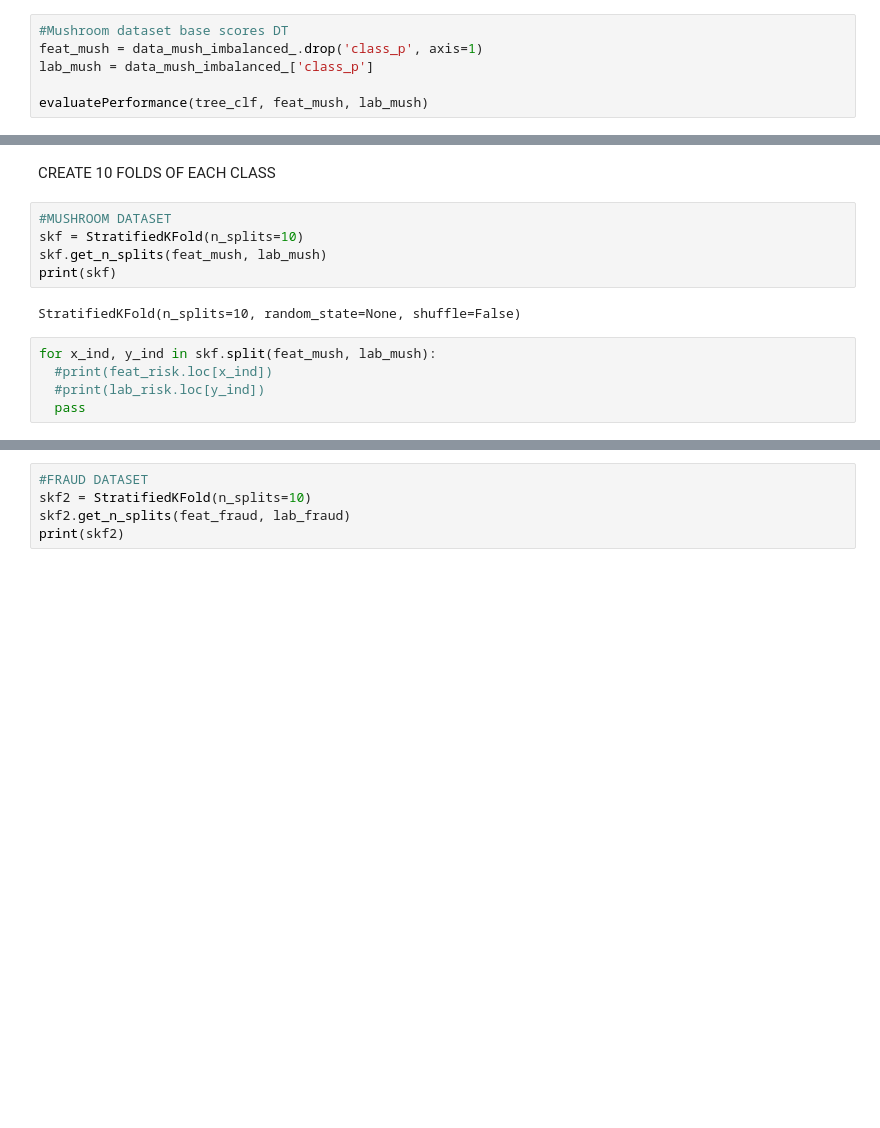
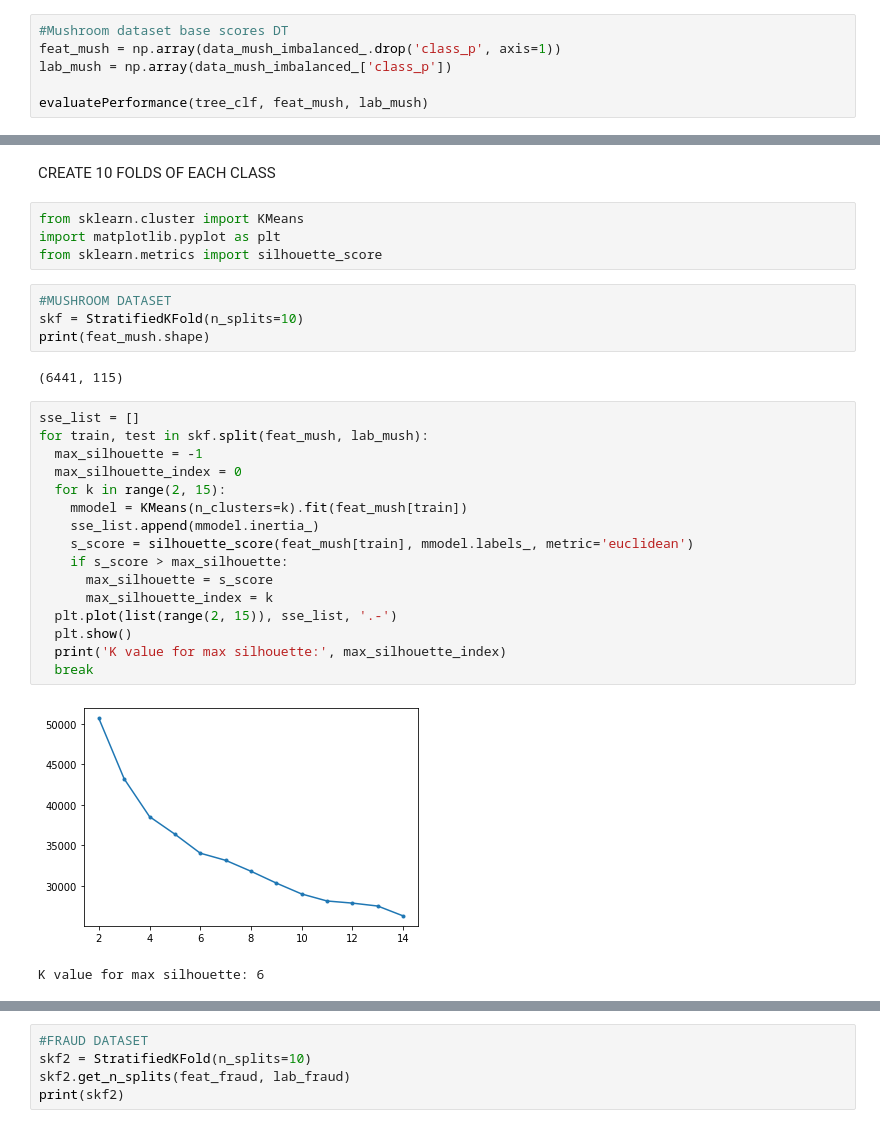
Before and after one commit to emnordi/ce888, a Jupyter notebook: Project2/Project2.ipynb, the cells around one changed output, grey strips where cells are left out. Cells and saved outputs as stored; diff of their text form; blank space fills up the shorter version.

```diff
--- a/Project2/Project2.ipynb
+++ b/Project2/Project2.ipynb
@@ -145,8 +145,8 @@ def evaluatePerformance(clf, features, labels):
   print("F1-Score:", f.mean(), "+/-", f.std())
 # %%
 #Mushroom dataset base scores DT
-feat_mush = data_mush_imbalanced_.drop('class_p', axis=1)
-lab_mush = data_mush_imbalanced_['class_p']
+feat_mush = np.array(data_mush_imbalanced_.drop('class_p', axis=1))
+lab_mush = np.array(data_mush_imbalanced_['class_p'])
 
 evaluatePerformance(tree_clf, feat_mush, lab_mush)
 # %% [output]
@@ -417,17 +417,34 @@ F1-Score: 0.9933053411326158 +/- 0.0012750072273575031
 # %% [markdown]
 CREATE 10 FOLDS OF EACH CLASS
+# %%
+from sklearn.cluster import KMeans
+import matplotlib.pyplot as plt
+from sklearn.metrics import silhouette_score
 # %%
 #MUSHROOM DATASET
 skf = StratifiedKFold(n_splits=10)
-skf.get_n_splits(feat_mush, lab_mush)
-print(skf)
+print(feat_mush.shape)
 # %% [output]
-StratifiedKFold(n_splits=10, random_state=None, shuffle=False)
+(6441, 115)
-# %%
-for x_ind, y_ind in skf.split(feat_mush, lab_mush):
-  #print(feat_risk.loc[x_ind])
-  #print(lab_risk.loc[y_ind])
-  pass
+# %%
+sse_list = []
+for train, test in skf.split(feat_mush, lab_mush):
+  max_silhouette = -1
+  max_silhouette_index = 0
+  for k in range(2, 15):
+    mmodel = KMeans(n_clusters=k).fit(feat_mush[train])
+    sse_list.append(mmodel.inertia_)
+    s_score = silhouette_score(feat_mush[train], mmodel.labels_, metric='euclidean')
+    if s_score > max_silhouette:
+      max_silhouette = s_score
+      max_silhouette_index = k
+  plt.plot(list(range(2, 15)), sse_list, '.-')
+  plt.show()
+  print('K value for max silhouette:', max_silhouette_index)
+  break
+# %% [output]
+[figure, added]
+K value for max silhouette: 6
 # %%
 #RISK DATASET
 skf1 = StratifiedKFold(n_splits=10)
```
Also changed, not shown: parts of 9 cells of this notebook.
